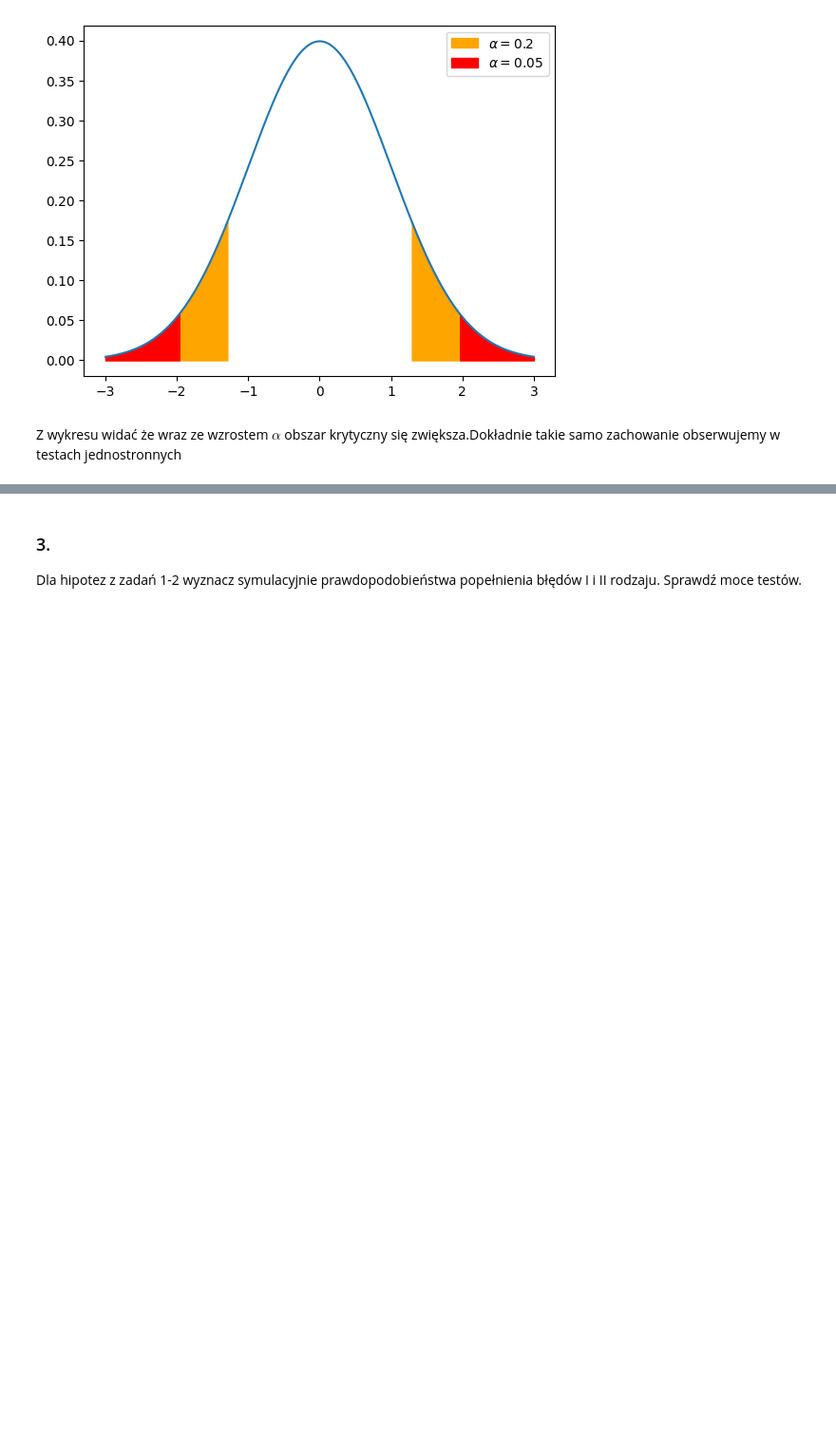
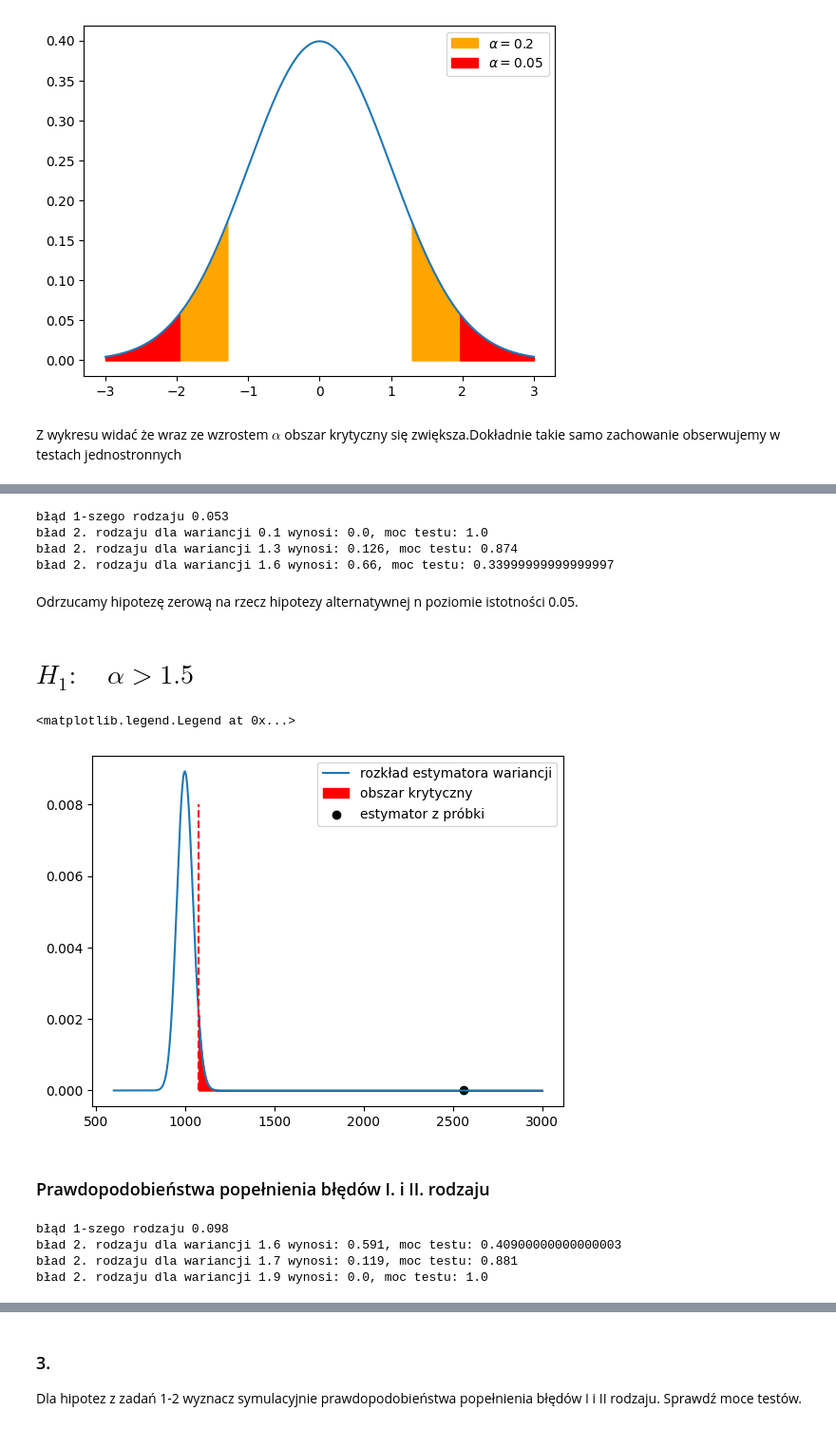
Before and after one commit to JustFren/raport_statystyka, a Jupyter notebook: raport2/raport_2.ipynb, the cells around one changed output, grey strips where cells are left out. Shown at 95% size. Saved outputs shown, nothing was run; the diff lists cells and outputs as text; code cells hidden in the pictures; blank space fills up the shorter version.

```diff
--- a/raport2/raport_2.ipynb
+++ b/raport2/raport_2.ipynb
@@ -97,0 +152,78 @@ Z wykresu widać że wraz ze wzrostem $\alpha$ obszar krytyczny się zwiększa.D
+# %%
+# 1 rodzaj odrzucamy hipotezę zerową gdy jest prawdziwa
+# 2 rodzaj przyjmujemy hipotezę zerową gdy jest fałszywa
+
+# 1
+trials = 1000
+rejected = 0
+for i in range(trials):
+    sample = np.random.normal(loc=0.2, scale=np.sqrt(1.5), size=1000)
+    chi_sample = np.sum((sample - srednia_populacji)**2)/h0_var
+    if chi_left > chi_sample or chi_sample > chi_right:
+        rejected += 1
+print(f"błąd 1-szego rodzaju {rejected/trials}")
+
+# 2
+# sprawdzimy błąd 2. rodzaju dla kilku wartości
+alternatives = [0.1, 1.3, 1.6]
+
+for var in alternatives:
+    accepted = 0
+    for i in range(trials):
+        sample = np.random.normal(loc=0.2, scale=np.sqrt(var), size=1000)
+        chi_sample = np.sum((sample - srednia_populacji)**2)/h0_var
+        if chi_left < chi_sample < chi_right:
+            accepted += 1
+    print(f"bład 2. rodzaju dla wariancji {var} wynosi: {accepted/trials}, moc testu: {1-accepted/trials}")
+# %% [output]
+błąd 1-szego rodzaju 0.053
+bład 2. rodzaju dla wariancji 0.1 wynosi: 0.0, moc testu: 1.0
+bład 2. rodzaju dla wariancji 1.3 wynosi: 0.126, moc testu: 0.874
+bład 2. rodzaju dla wariancji 1.6 wynosi: 0.66, moc testu: 0.33999999999999997
+# %% [markdown]
+Odrzucamy hipotezę zerową na rzecz hipotezy alternatywnej n poziomie istotności 0.05.
+# %% [markdown]
+# $ H_{1}: \quad  \alpha > 1.5 $
+# %%
+chi_right = scipy.stats.chi2.ppf(1-alfa, df=n)
+p_value = scipy.stats.chi2.sf(chi_probka, df=n)
+
+plt.plot(argumenty, scipy.stats.chi2.pdf(argumenty, df=n), label="rozkład estymatora wariancji")
+plt.vlines( chi_right, ymin=0, ymax=0.008, linestyle="--", color="red")
+plt.fill_between(x=argumenty,y1=scipy.stats.chi2.pdf(argumenty, df=n),where =(argumenty > chi_right), color='r', label="obszar krytyczny")
+plt.scatter(chi_probka, 0, color="black", label="estymator z próbki")
+plt.legend()
+# %% [output]
+<matplotlib.legend.Legend at 0x...>
+[figure, added]
+# %% [markdown]
+### Prawdopodobieństwa popełnienia błędów I. i II. rodzaju
+# %%
+
+# 1
+trials = 1000
+rejected = 0
+for i in range(trials):
+    sample = np.random.normal(loc=0.2, scale=np.sqrt(1.5), size=1000)
+    chi_sample = np.sum((sample - srednia_populacji)**2)/h0_var
+    if chi_left > chi_sample or chi_sample > chi_right:
+        rejected += 1
+print(f"błąd 1-szego rodzaju {rejected/trials}")
+
+# 2
+# sprawdzimy błąd 2. rodzaju dla kilku wartości
+alternatives = [1.6, 1.7, 1.9]
+
+for var in alternatives:
+    accepted = 0
+    for i in range(trials):
+        sample = np.random.normal(loc=0.2, scale=np.sqrt(var), size=1000)
+        chi_sample = np.sum((sample - srednia_populacji)**2)/h0_var
+        if chi_left < chi_sample < chi_right:
+            accepted += 1
+    print(f"bład 2. rodzaju dla wariancji {var} wynosi: {accepted/trials}, moc testu: {1-accepted/trials}")
+# %% [output]
+błąd 1-szego rodzaju 0.098
+bład 2. rodzaju dla wariancji 1.6 wynosi: 0.591, moc testu: 0.40900000000000003
+bład 2. rodzaju dla wariancji 1.7 wynosi: 0.119, moc testu: 0.881
+bład 2. rodzaju dla wariancji 1.9 wynosi: 0.0, moc testu: 1.0
```
Also changed, not shown: parts of 17 cells of this notebook, 2 other files.
